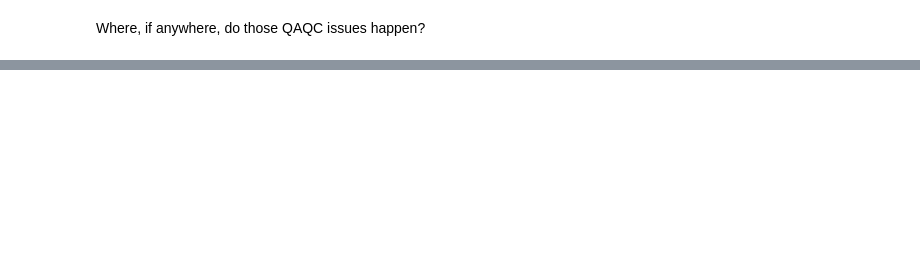
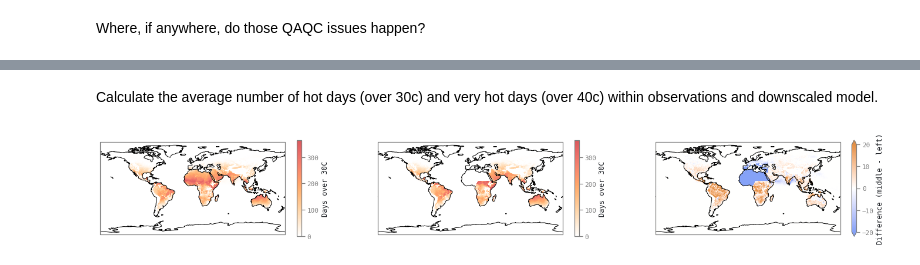
Before and after one commit to carbonplan/cmip6-downscaling, a Jupyter notebook: notebooks/analyses.ipynb, the cells around one changed output, grey strips where cells are left out. Drawn from its saved outputs; the diff is of its cells as text; code cells hidden in the pictures; blank space fills up the shorter version.

```diff
--- a/notebooks/analyses.ipynb
+++ b/notebooks/analyses.ipynb
@@ -82,0 +88,5 @@ time_aggregations = ['month', 'year']
+# %%
+training_period = slice('1991','1995')
+future_period = slice('2071', '2075')
+# %%
+obs_ds = open_era5(start_year=training_period.start, end_year=training_period.stop, variables=['pr'])
@@ -82,0 +105,9 @@ time_aggregations = ['month', 'year']
+# %% [markdown]
+Calculate the average number of hot days (over 30c) and very hot days (over 40c) within observations and downscaled model.
+# %%
+days_over_30c_era5 = days_temperature_threshold(obs_ds, 'over', 273+30).compute()
+days_over_30c_ds = days_temperature_threshold(ds.sel(time=training_period), 'over', 273+30).compute()
+# %%
+plot_values_and_difference(days_over_30c_era5['tasmax'], days_over_30c_ds['tasmax'], cbar_kwargs={'label': 'Days over 30C'}, diff_min=-20, diff_max=20)
+# %% [output]
+[figure, added]
```
Also changed, not shown: parts of 34 cells of this notebook, 2 other files.
